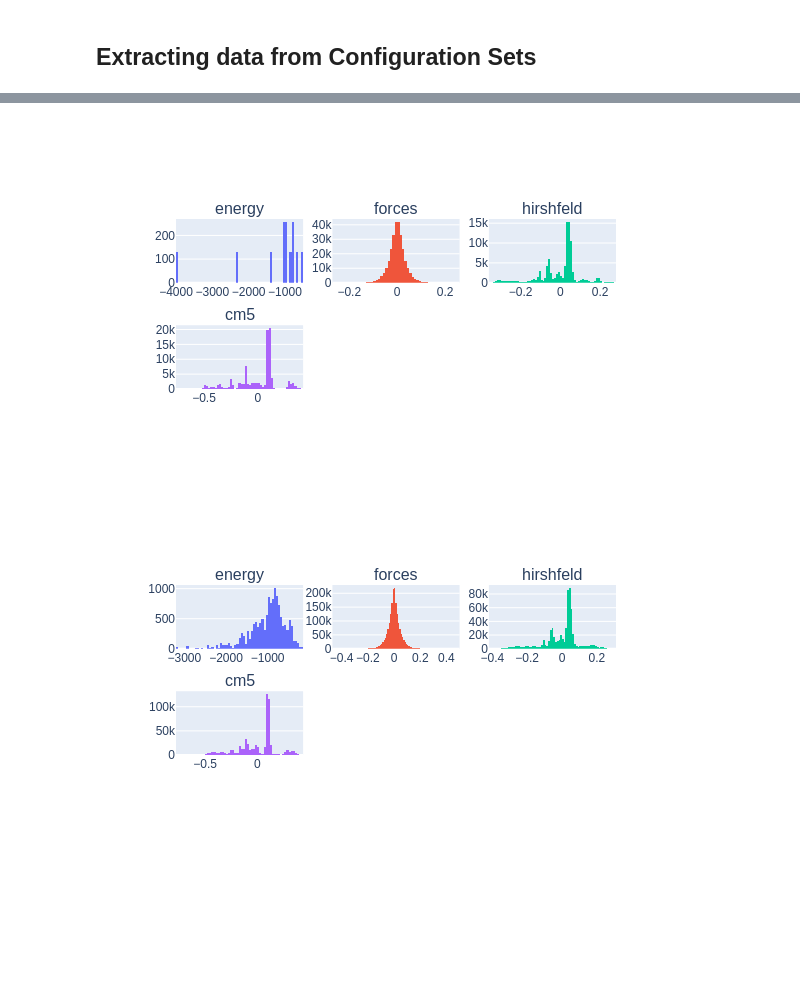
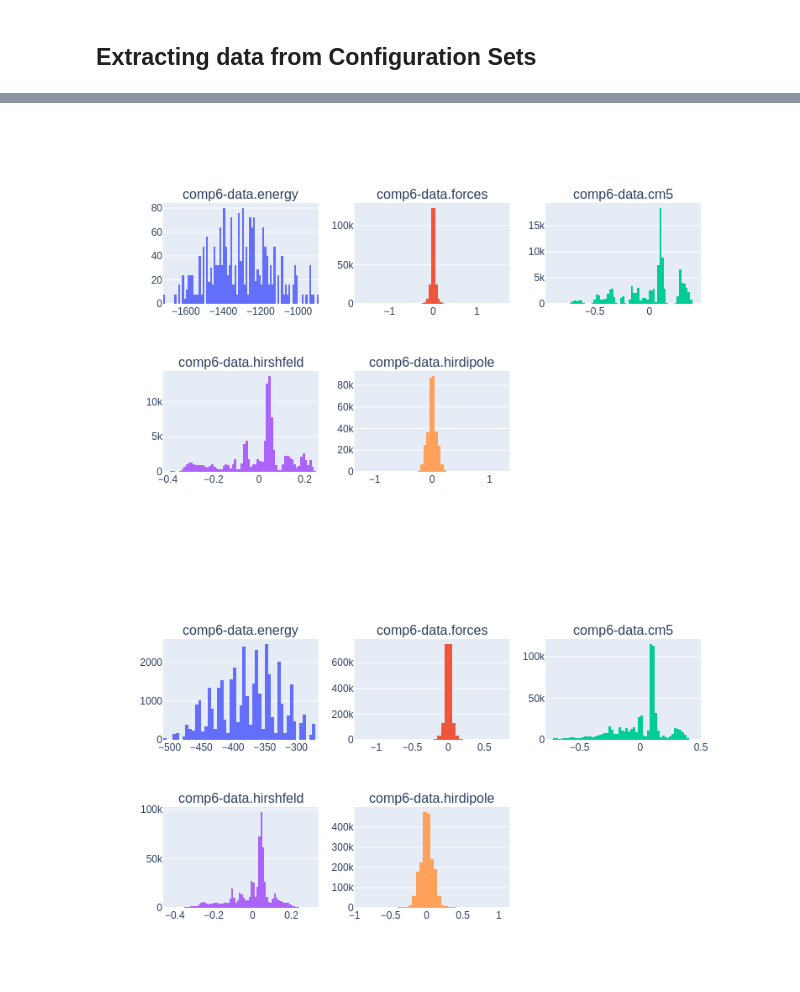
Before and after one commit to colabfit/colabfit-tools, a Jupyter notebook: colabfit/examples/comp6.ipynb, the cells around one changed output, grey strips where cells are left out. Drawn from its saved outputs; the diff is of its cells as text; code cells hidden in the pictures; blank space fills up the shorter version.

```diff
--- a/colabfit/examples/comp6.ipynb
+++ b/colabfit/examples/comp6.ipynb
@@ -233,0 +295,7 @@ clean = dataset.filter(
+# %%
+clean_cs_ids = []
+
+for cs in clean_config_sets:
+    cs_id = client.insert_configuration_set(cs.configuration_ids, description=cs.description, verbose=True)
+
+    clean_cs_ids.append(cs_id)
@@ -233,0 +321,3 @@ clean = dataset.filter(
+# %%
+clean_ds_id = '4258247112410993928'
+clean_ds = client.get_dataset(clean_ds_id, verbose=True)['dataset']
@@ -268,0 +332,5 @@ len(clean.get_data('energy', cs_ids=0))
+# %%
+config_sets = [
+    client.get_configuration_set(csid)['configuration_set']
+    for csid in clean_ds.configuration_set_ids
+]
@@ -268,0 +348,5 @@ len(clean.get_data('energy', cs_ids=0))
+# %%
+batched_property_ids = [
+    client.get_data('configurations', fields='relationships.properties', ids=cs.configuration_ids, ravel=True)
+    for cs in config_sets
+]
@@ -269,11 +366,21 @@ len(clean.get_data('energy', cs_ids=0))
 # %%
-fig = clean.plot_histograms(['energy', 'forces', 'hirshfeld', 'cm5'], cs_ids=0)
-Image(fig.to_image(format="png", width=600, height=350, scale=1))
+fig = client.plot_histograms(
+    clean_ds.aggregated_info['property_fields'],
+    ids=batched_property_ids[0],
+    verbose=True
+)
+
+Image(fig.to_image(format="png", width=800, height=500, scale=1))
 # %% [output]
-[figure, old version]
+[figure, new version]
 # %%
-fig = clean.plot_histograms(['energy', 'forces', 'hirshfeld', 'cm5'], cs_ids=1)
-Image(fig.to_image(format="png", width=600, height=350, scale=1))
+fig = client.plot_histograms(
+    clean_ds.aggregated_info['property_fields'],
+    ids=batched_property_ids[1],
+    verbose=True
+)
+
+Image(fig.to_image(format="png", width=800, height=500, scale=1))
 # %% [output]
-[figure, old version]
+[figure, new version]
 # %%
```
Also changed, not shown: parts of 58 cells of this notebook, 4 other files.
